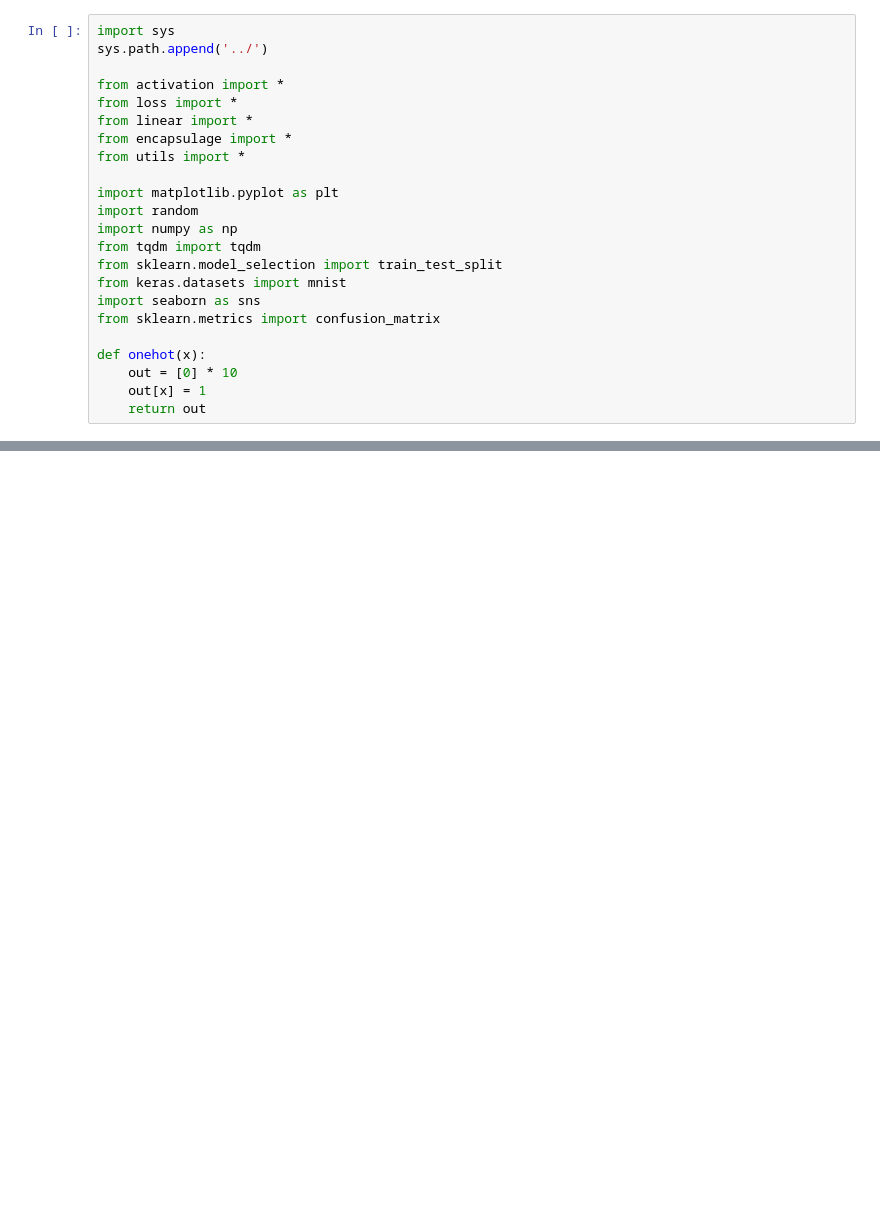
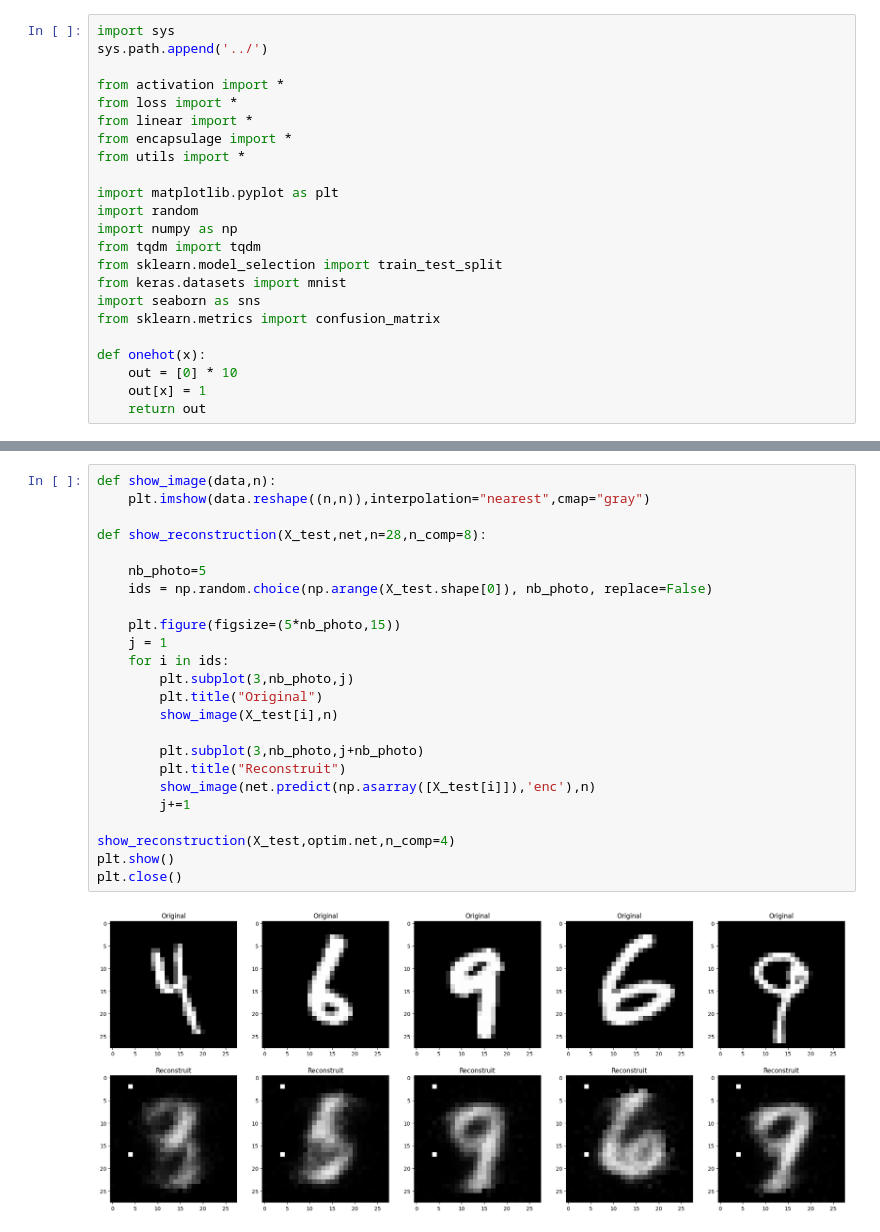
Before and after one commit to KIMSAIDI/DIY-Project, a Jupyter notebook: notebook/test_for_encodage_.ipynb, the cells around one changed output, grey strips where cells are left out. Drawn from its saved outputs; the diff is of its cells as text; blank space fills up the shorter version.

```diff
--- a/notebook/test_for_encodage_.ipynb
+++ b/notebook/test_for_encodage_.ipynb
@@ -115,0 +87,26 @@ plt.grid()
+# %%
+def show_image(data,n):
+    plt.imshow(data.reshape((n,n)),interpolation="nearest",cmap="gray")
+
+def show_reconstruction(X_test,net,n=28,n_comp=8):
+
+    nb_photo=5
+    ids = np.random.choice(np.arange(X_test.shape[0]), nb_photo, replace=False)
+
+    plt.figure(figsize=(5*nb_photo,15))
+    j = 1
+    for i in ids:
+        plt.subplot(3,nb_photo,j)
+        plt.title("Original")
+        show_image(X_test[i],n)
+
+        plt.subplot(3,nb_photo,j+nb_photo)
+        plt.title("Reconstruit")
+        show_image(net.predict(np.asarray([X_test[i]]),'enc'),n)
+        j+=1
+
+show_reconstruction(X_test,optim.net,n_comp=4)
+plt.show()
+plt.close()
+# %% [output]
+[figure, added]
```
Also changed, not shown: parts of 4 cells of this notebook, 1 other file.
